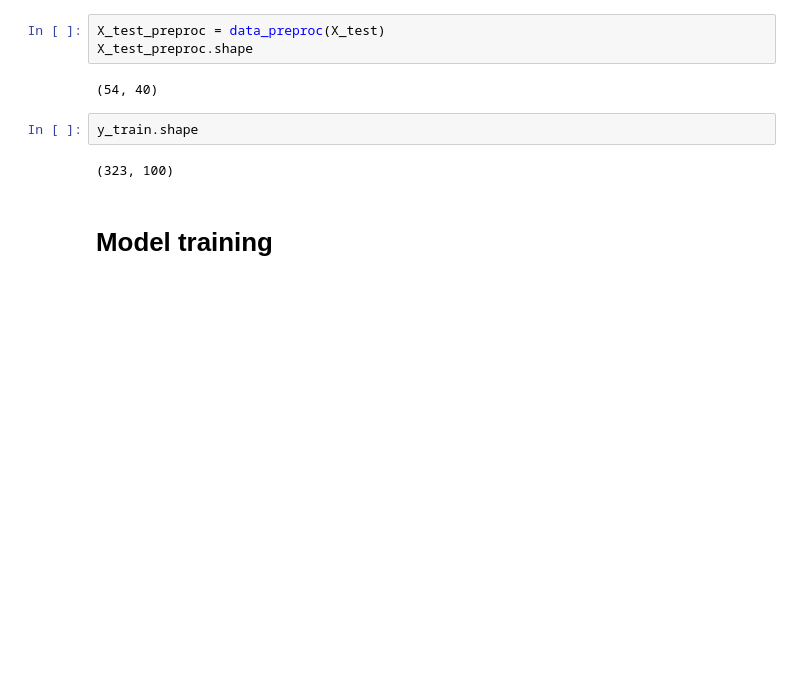
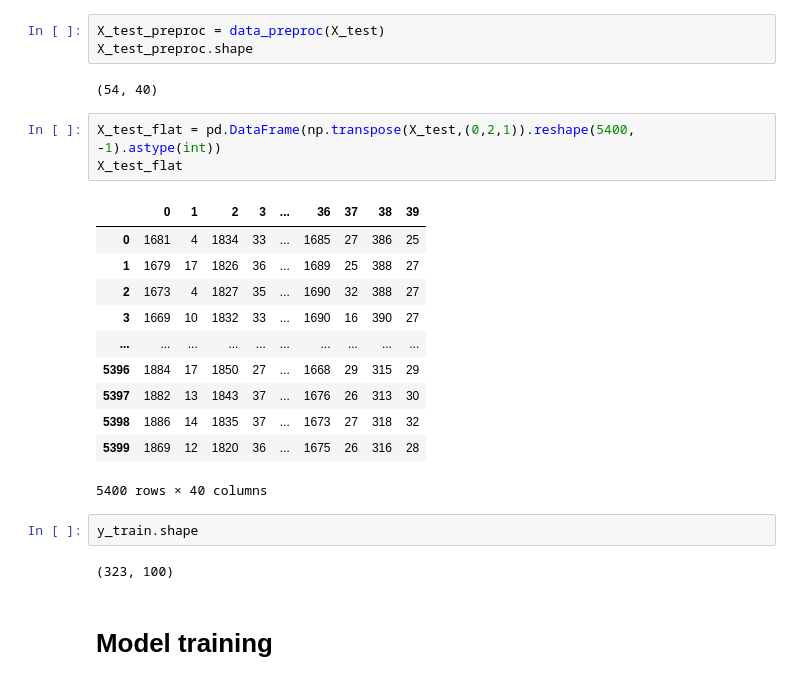
Before and after one commit to gesture-classification/test_task, a Jupyter notebook: notebooks/Project.ipynb, the cells around one changed output. Saved outputs shown, nothing was run; the diff lists cells and outputs as text; blank space fills up the shorter version.

```diff
--- a/notebooks/Project.ipynb
+++ b/notebooks/Project.ipynb
@@ -258,6 +260,21 @@ X_test_preproc = data_preproc(X_test)
 X_test_preproc.shape
 # %% [output]
 (54, 40)
+# %%
+X_test_flat = pd.DataFrame(np.transpose(X_test,(0,2,1)).reshape(5400, -1).astype(int))
+X_test_flat
+# %% [output]
+|  | 0 | 1 | 2 | 3 | ... | 36 | 37 | 38 | 39 |
+| 0 | 1681 | 4 | 1834 | 33 | ... | 1685 | 27 | 386 | 25 |
+| 1 | 1679 | 17 | 1826 | 36 | ... | 1689 | 25 | 388 | 27 |
+| 2 | 1673 | 4 | 1827 | 35 | ... | 1690 | 32 | 388 | 27 |
+| 3 | 1669 | 10 | 1832 | 33 | ... | 1690 | 16 | 390 | 27 |
+| ... | ... | ... | ... | ... | ... | ... | ... | ... | ... |
+| 5396 | 1884 | 17 | 1850 | 27 | ... | 1668 | 29 | 315 | 29 |
+| 5397 | 1882 | 13 | 1843 | 37 | ... | 1676 | 26 | 313 | 30 |
+| 5398 | 1886 | 14 | 1835 | 37 | ... | 1673 | 27 | 318 | 32 |
+| 5399 | 1869 | 12 | 1820 | 36 | ... | 1675 | 26 | 316 | 28 |
+5400 rows × 40 columns
 # %%
 y_train.shape
 # %% [output]
```
Also changed, not shown: parts of 13 cells of this notebook.
